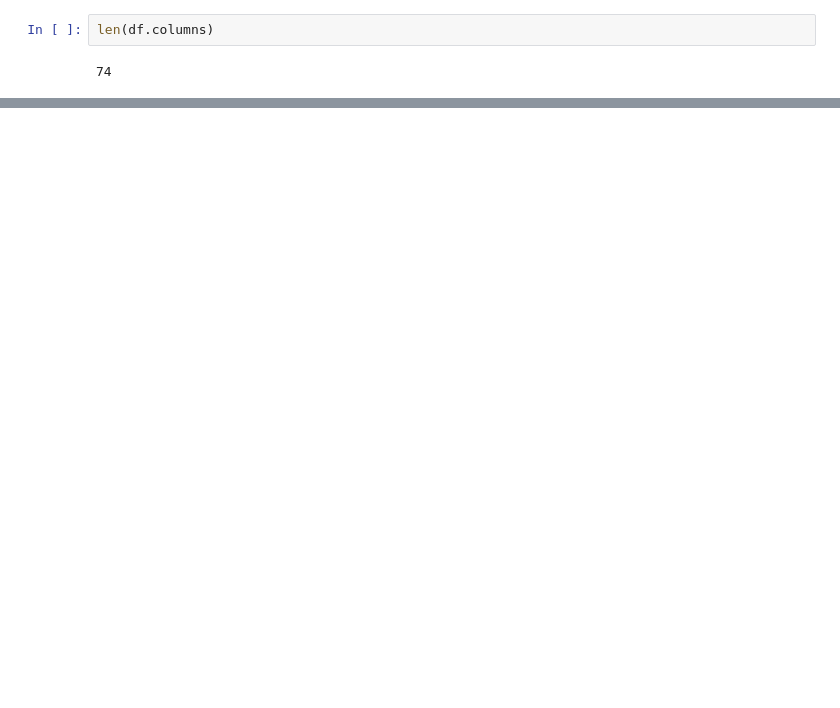
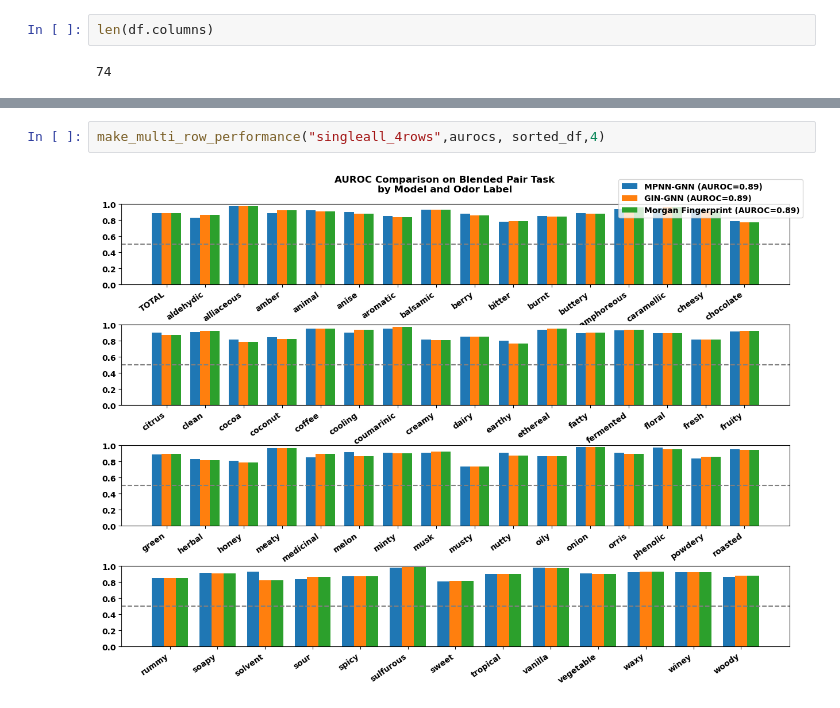
Before and after one commit to odor-pair/odor-pair, a Jupyter notebook: charts/scoring.ipynb, the cells around one changed output, grey strips where cells are left out. Drawn from its saved outputs; the diff is of its cells as text; blank space fills up the shorter version.

```diff
--- a/charts/scoring.ipynb
+++ b/charts/scoring.ipynb
@@ -170,0 +152,4 @@ print(column_distribution)
+# %%
+make_multi_row_performance("singleall_4rows",aurocs, sorted_df,4)
+# %% [output]
+[figure, added]
```
Also changed, not shown: parts of 17 cells of this notebook, 29 other files.
